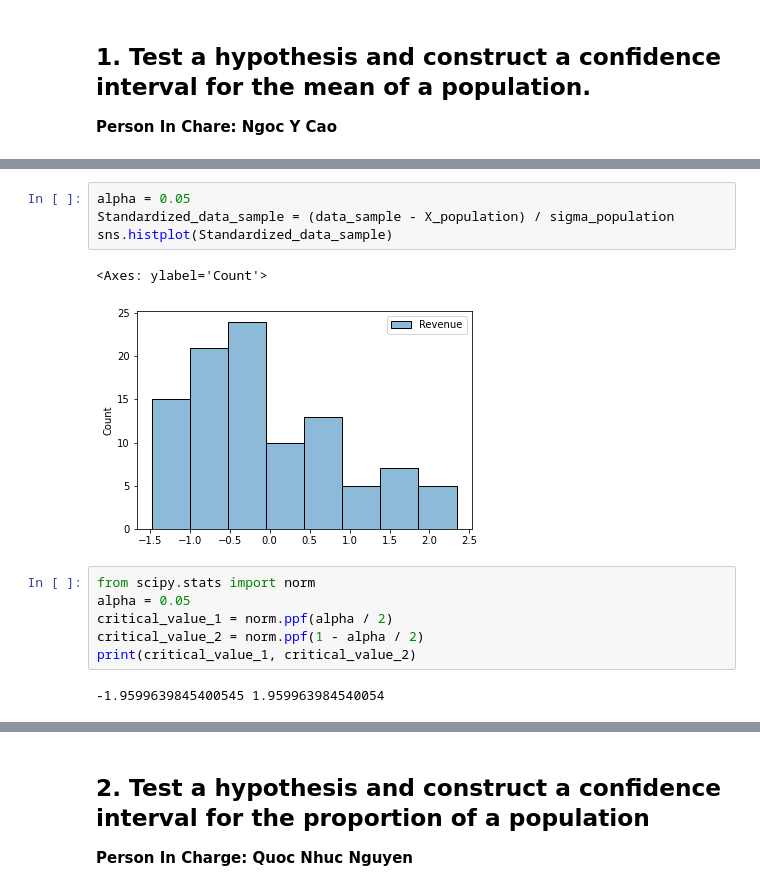
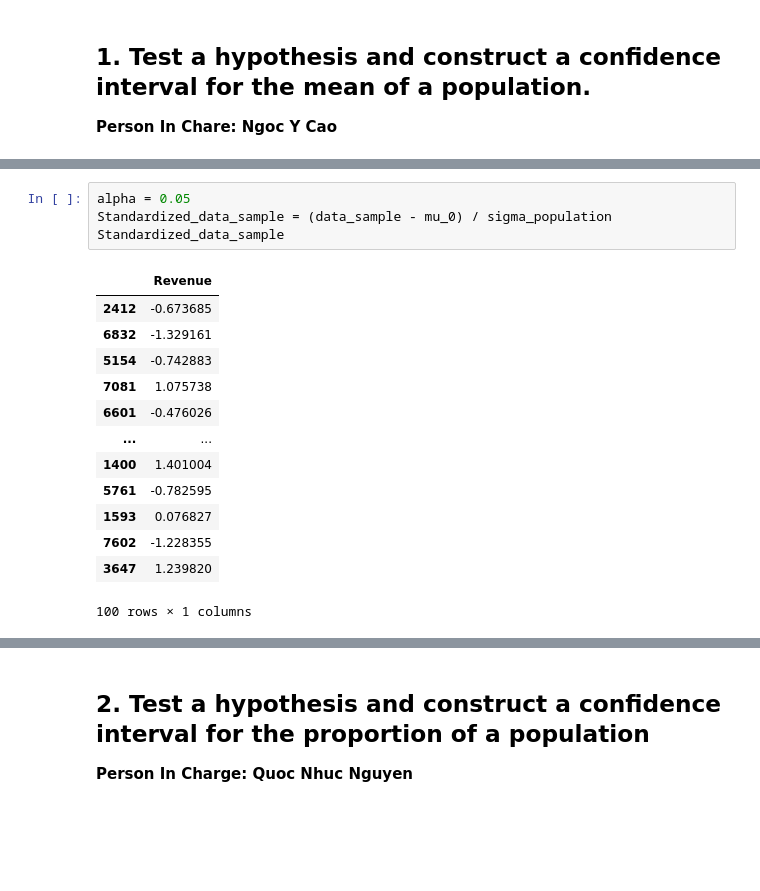
Before and after one commit to hoangziet/Restaurant_Revenue, a Jupyter notebook: notebook.ipynb, the cells around one changed output, grey strips where cells are left out. Drawn from its saved outputs; the diff is of its cells as text; blank space fills up the shorter version.

```diff
--- a/notebook.ipynb
+++ b/notebook.ipynb
@@ -90,15 +122,18 @@ Z-score: -0.28436257371485046
 # %%
 alpha = 0.05
-Standardized_data_sample = (data_sample - X_population) / sigma_population
-sns.histplot(Standardized_data_sample)
+Standardized_data_sample = (data_sample - mu_0) / sigma_population
+Standardized_data_sample
 # %% [output]
+|  | Revenue |
+| 2412 | -0.673685 |
+| 6832 | -1.329161 |
+| 5154 | -0.742883 |
+| 7081 | 1.075738 |
+| 6601 | -0.476026 |
+| ... | ... |
+| 1400 | 1.401004 |
+| 5761 | -0.782595 |
+| 1593 | 0.076827 |
+| 7602 | -1.228355 |
+| 3647 | 1.239820 |
-<Axes: ylabel='Count'>
+100 rows × 1 columns
-[figure, removed]
-# %%
-from scipy.stats import norm
-alpha = 0.05
-critical_value_1 = norm.ppf(alpha / 2)
-critical_value_2 = norm.ppf(1 - alpha / 2)
-print(critical_value_1, critical_value_2)
-# %% [output]
--1.9599639845400545 1.959963984540054
```
Also changed, not shown: parts of 15 cells of this notebook.
